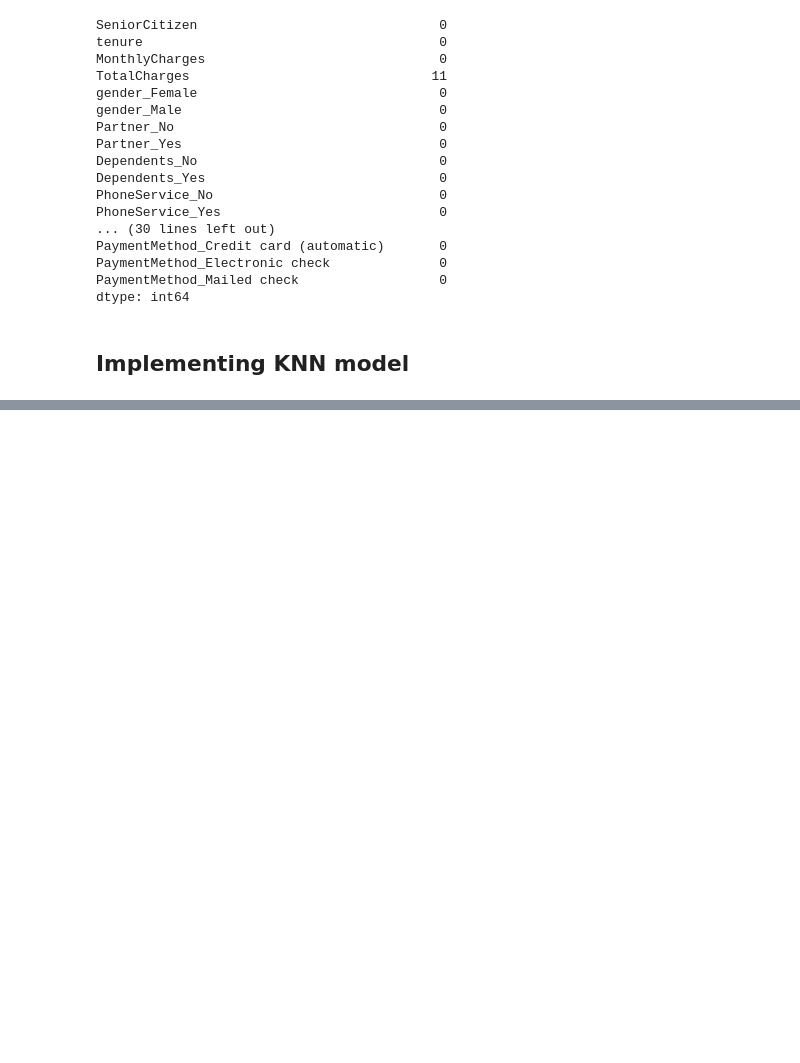
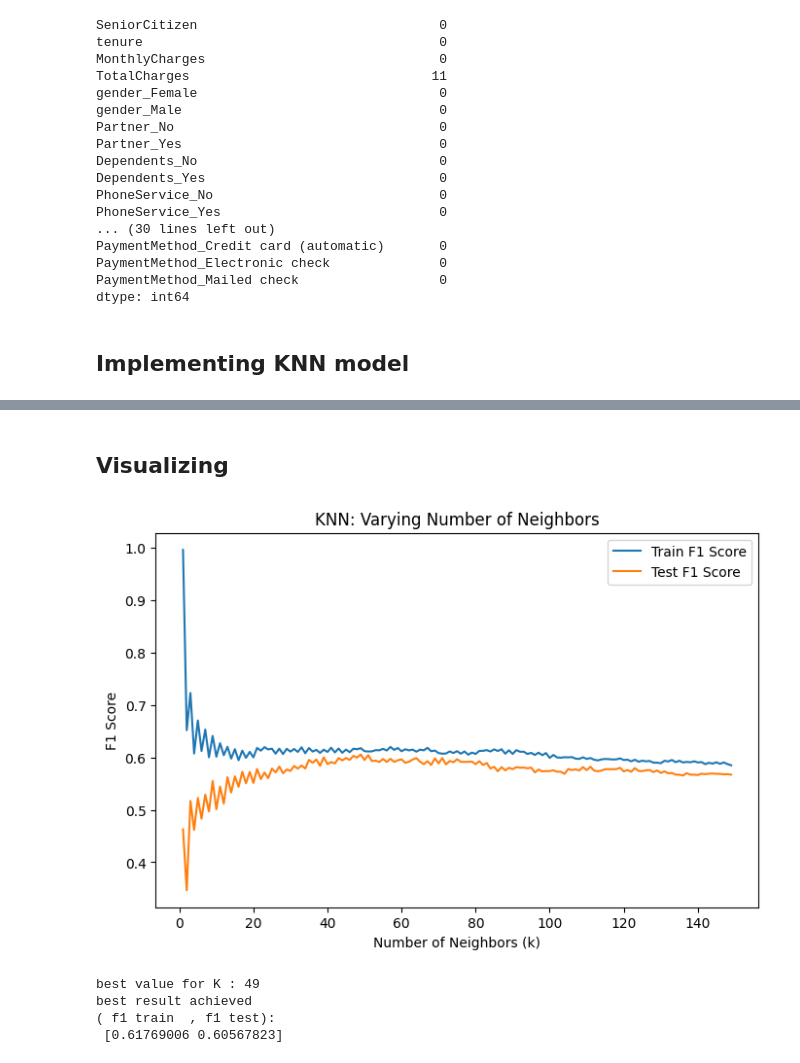
Before and after one commit to elmoujahidayoub171/Customer-Churn-Prediction, a Jupyter notebook: notebooks/eda.ipynb, the cells around one changed output, grey strips where cells are left out. Cells and saved outputs as stored; diff of their text form; code cells hidden in the pictures; blank space fills up the shorter version.

Commit message:
complete implementing KNN model

```diff
--- a/notebooks/eda.ipynb
+++ b/notebooks/eda.ipynb
@@ -195,3 +201,18 @@ from sklearn.neighbors import KNeighborsClassifier
 from sklearn.metrics import f1_score
 # %%
+# Creating instance of KNN
+clf = KNN(n_neighbors = 3)
+
+# Fitting the model
+clf.fit(x_train, y_train)
+
+# Predicting over the Train Set and calculating F1
+train_predict = clf.predict(x_train)
+k = f1_score(train_predict, y_train)
+print('Training F1 Score', k )
+
+# Predicting over the Train Set and calculating F1
+test_predict = clf.predict(x_test)
+k = f1_score(test_predict, y_test)
+print('Test F1 Score    ', k )
 # %% [output]
@@ -198,0 +223,20 @@ TypeError: Labels in y_true and y_pred should be of the same type. Got y_true=[0
+# %%
+k_range  = range(1,150)
+train_f1_scores = []
+test_f1_scores = []
+for k in k_range:
+    # Creating instance of KNN
+    clf = KNN(n_neighbors = k)
+
+    # Fitting the model
+    clf.fit(x_train, y_train)
+
+    # Predicting over the Train Set and calculating F1
+    train_predict = clf.predict(x_train)
+    k = f1_score(train_predict, y_train)
+    train_f1_scores.append(k)
+
+    # Predicting over the Train Set and calculating F1
+    test_predict = clf.predict(x_test)
+    k = f1_score(test_predict, y_test)
+    test_f1_scores.append(k)
@@ -198,0 +253,24 @@ TypeError: Labels in y_true and y_pred should be of the same type. Got y_true=[0
+# %% [markdown]
+## Visualizing
+# %%
+# plotting curves
+plt.figure(figsize=(8, 5))
+plt.plot(k_range, train_f1_scores, label="Train F1 Score")
+plt.plot(k_range, test_f1_scores, label="Test F1 Score")
+plt.xlabel("Number of Neighbors (k)")
+plt.ylabel("F1 Score")
+plt.title("KNN: Varying Number of Neighbors")
+plt.legend(labels=["Train F1 Score", "Test F1 Score"], loc="upper right")
+plt.show()
+# %% [output]
+[figure, added]
+# %%
+# best fit
+optimal_k = df["Test F1 Score"].idxmax()
+best_fit = np.array(df.loc[df["Test F1 Score"].idxmax()])
+print("best value for K :" , optimal_k ,"\nbest result achieved \n( f1 train  , f1 test):\n" , best_fit)
+# %% [output]
+best value for K : 49
+best result achieved
+( f1 train  , f1 test):
+ [0.61769006 0.60567823]
```
Also changed, not shown: parts of 6 cells of this notebook.
